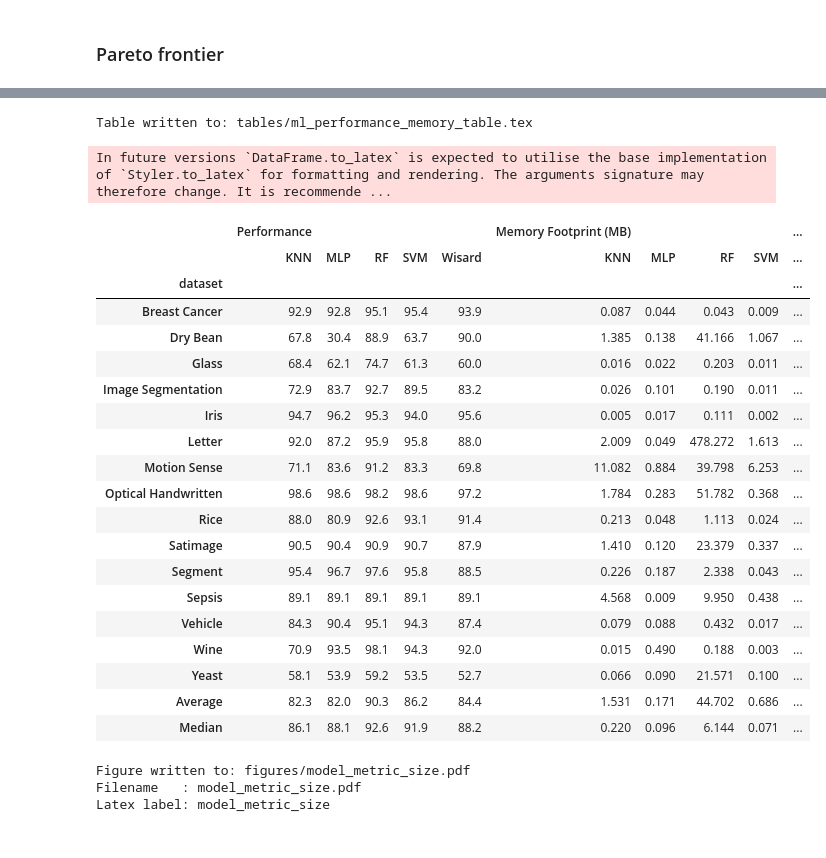
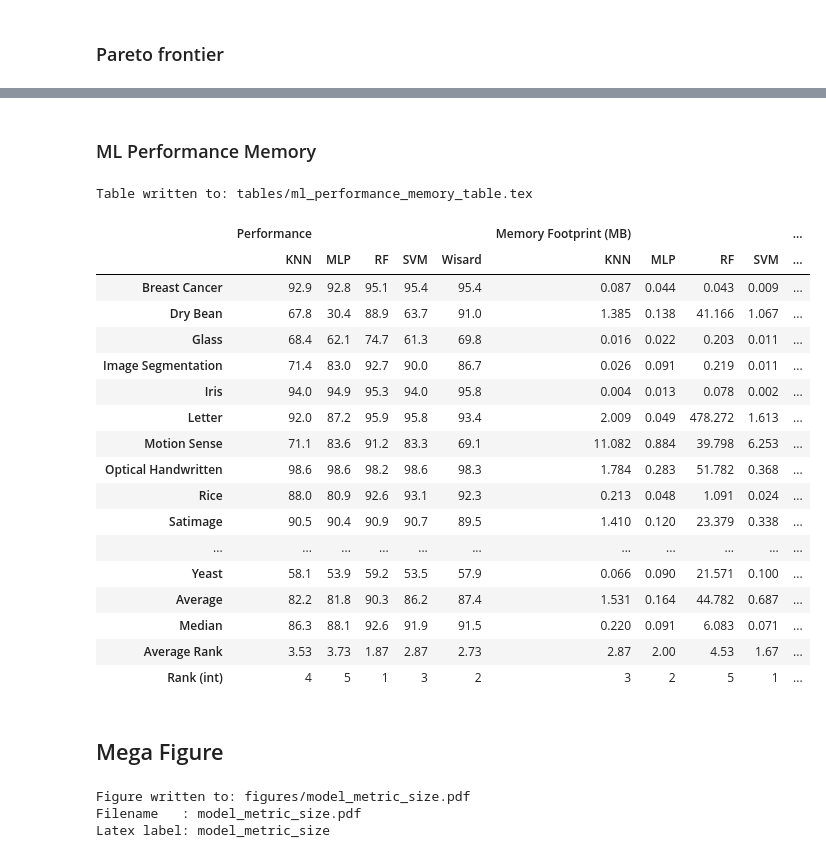
Before and after one commit to otavioon/wisardlib, a Jupyter notebook: analysis/analyse_results_2.ipynb, the cells around one changed output, grey strips where cells are left out. Cells and saved outputs as stored; diff of their text form; code cells hidden in the pictures.

Commit message:
Added results analysis notebook

```diff
--- a/analysis/analyse_results_2.ipynb
+++ b/analysis/analyse_results_2.ipynb
@@ -231,8 +305,12 @@ wisard_results.sample(n=5)
 lines = []
 for (dataset, fold, ram), dataset_df in wisard_results.groupby(["dataset", "fold", "ram"]):
     metric_name = datasets_info.loc[datasets_info["dataset_name"] == dataset, "metric"].iloc[0]
-    best_lines = dataset_df.sort_values(by=f"val_{metric_name}_mean", ascending=False).iloc[0:2]
-    line = best_lines.sort_values(by=f"model_size", ascending=True).iloc[0]
+    best_lines = dataset_df.sort_values(by=f"val_{metric_name}_mean", ascending=False).iloc[0]
+    if metric_name == "f1 weighted":
+        metric_name = "f1"
+    # line = best_lines.sort_values(by=metric_name, ascending=False).iloc[0]
+    # line = best_lines.sort_values(by="model_size", ascending=True).iloc[0]
+    line = best_lines
     lines.append(line)
 
 wisard_results = pd.DataFrame(lines)
@@ -281,6 +359,6 @@ wisard_results["model"] = "Wisard"
 
 # Put dataset name in Camel case
 
-wisard_results
+wisard_results.sample(n=5)
 # %% [output]
 |  | dataset | model | ram | accuracy | accuracy_std | f1 | f1_std | model_size | model_size_std | ... |
@@ -543,8 +557,11 @@ sklearn_results.sample(n=2)
 # %%
 lines = []
-for (dataset,fold,moel), dataset_df in sklearn_results.groupby(["dataset", "fold", "model"]):
+for (dataset, fold, model), dataset_df in sklearn_results.groupby(["dataset", "fold", "model"]):
     metric_name = datasets_info.loc[datasets_info["dataset_name"] == dataset, "metric"].iloc[0]
     best_lines = dataset_df.sort_values(by=f"val_{metric_name}_mean", ascending=False).iloc[0:2]
+    if metric_name == "f1 weighted":
+        metric_name = "f1"
+    # line = best_lines.sort_values(by=metric_name, ascending=False).iloc[0]
     line = best_lines.sort_values(by=f"model_size", ascending=True).iloc[0]
     lines.append(line)
 
@@ -926,0 +894,4 @@ df.groupby("model").pareto.value_counts().sort_index().to_frame()
+# %%
+df["metric_rank"] = df.groupby("dataset").metric.rank(method='min', ascending=False).astype(int)
+avg_rank_metric = df.groupby("model")["metric_rank"].mean().to_frame()
+avg_rank_metric
@@ -926,0 +908,4 @@ df.groupby("model").pareto.value_counts().sort_index().to_frame()
+# %%
+df["size_rank"] = df.groupby("dataset").model_size.rank(method='min', ascending=True).astype(int)
+avg_rank_size = df.groupby("model")["size_rank"].mean().to_frame()
+avg_rank_size
@@ -927,38 +1034,48 @@ df.groupby("model").pareto.value_counts().sort_index().to_frame()
+# %% [markdown]
+### ML Performance Memory
 # %%
+
 x = absolute_relative_table(df, absolute_metric="metric", relative_metric="model_size", index="dataset", columns="model")
-x["Absolute"] = x["Absolute"].applymap(lambda x: f"{x*100:.1f}")
+x["Absolute"] = x["Absolute"].map(lambda x: f"{x*100:.1f}")
 x["Relative"] = x["Relative"] / 1024**2
-x["Relative"] = x["Relative"].applymap(lambda x: f"{x:.3f}")
+x["Relative"] = x["Relative"].map(lambda x: f"{x:.3f}")
+
 x.rename(columns={"Absolute": "Performance", "Relative": "Memory Footprint (MB)"}, inplace=True)
 in_use_dset_rams = df.loc[df["model"] == "Wisard", ["dataset", "ram"]].sort_values(by="dataset").reset_index(drop=True)
-x["RAM"] = in_use_dset_rams["ram"].to_list() + [""] * 2
+
+# Add average and rank
+rank_df_filtered = rank_df.loc[["Average", "Rank"]].set_index([["Average Rank", "Rank (int)"]])
+x = pd.concat([x, rank_df_filtered], axis=0)
+x.loc["Rank (int)", :] = x.loc["Rank (int)"].map(lambda x: f"{int(x)}")
+x.loc["Average Rank", :] = x.loc["Average Rank", :].map(lambda x: f"{x:.2f}")
+
+x["RAM"] = in_use_dset_rams["ram"].to_list() + [""] * 4
 x.to_csv("ml_performance_memory_table.csv", index=False)
 
 write_latex_table("ml_performance_memory_table.tex", x.to_latex(float_format="%.2f"))
 x
 # %% [output]
 Table written to: tables/ml_performance_memory_table.tex
-In future versions `DataFrame.to_latex` is expected to utilise the base implementation of `Styler.to_latex` for formatting and rendering. The arguments signature may therefore change. It is recommende ...
 |  | Performance |  |  |  |  | Memory Footprint (MB) |  |  |  | ... |
 |  | KNN | MLP | RF | SVM | Wisard | KNN | MLP | RF | SVM | ... |
-| dataset |  |  |  |  |  |  |  |  |  | ... |
-| Breast Cancer | 92.9 | 92.8 | 95.1 | 95.4 | 93.9 | 0.087 | 0.044 | 0.043 | 0.009 | ... |
-| Dry Bean | 67.8 | 30.4 | 88.9 | 63.7 | 90.0 | 1.385 | 0.138 | 41.166 | 1.067 | ... |
-| Glass | 68.4 | 62.1 | 74.7 | 61.3 | 60.0 | 0.016 | 0.022 | 0.203 | 0.011 | ... |
-| Image Segmentation | 72.9 | 83.7 | 92.7 | 89.5 | 83.2 | 0.026 | 0.101 | 0.190 | 0.011 | ... |
-| Iris | 94.7 | 96.2 | 95.3 | 94.0 | 95.6 | 0.005 | 0.017 | 0.111 | 0.002 | ... |
-| Letter | 92.0 | 87.2 | 95.9 | 95.8 | 88.0 | 2.009 | 0.049 | 478.272 | 1.613 | ... |
-| Motion Sense | 71.1 | 83.6 | 91.2 | 83.3 | 69.8 | 11.082 | 0.884 | 39.798 | 6.253 | ... |
-| Optical Handwritten | 98.6 | 98.6 | 98.2 | 98.6 | 97.2 | 1.784 | 0.283 | 51.782 | 0.368 | ... |
-| Rice | 88.0 | 80.9 | 92.6 | 93.1 | 91.4 | 0.213 | 0.048 | 1.113 | 0.024 | ... |
-| Satimage | 90.5 | 90.4 | 90.9 | 90.7 | 87.9 | 1.410 | 0.120 | 23.379 | 0.337 | ... |
-| Segment | 95.4 | 96.7 | 97.6 | 95.8 | 88.5 | 0.226 | 0.187 | 2.338 | 0.043 | ... |
-| Sepsis | 89.1 | 89.1 | 89.1 | 89.1 | 89.1 | 4.568 | 0.009 | 9.950 | 0.438 | ... |
-| Vehicle | 84.3 | 90.4 | 95.1 | 94.3 | 87.4 | 0.079 | 0.088 | 0.432 | 0.017 | ... |
-| Wine | 70.9 | 93.5 | 98.1 | 94.3 | 92.0 | 0.015 | 0.490 | 0.188 | 0.003 | ... |
-| Yeast | 58.1 | 53.9 | 59.2 | 53.5 | 52.7 | 0.066 | 0.090 | 21.571 | 0.100 | ... |
-| Average | 82.3 | 82.0 | 90.3 | 86.2 | 84.4 | 1.531 | 0.171 | 44.702 | 0.686 | ... |
-| Median | 86.1 | 88.1 | 92.6 | 91.9 | 88.2 | 0.220 | 0.096 | 6.144 | 0.071 | ... |
+| Breast Cancer | 92.9 | 92.8 | 95.1 | 95.4 | 95.4 | 0.087 | 0.044 | 0.043 | 0.009 | ... |
+| Dry Bean | 67.8 | 30.4 | 88.9 | 63.7 | 91.0 | 1.385 | 0.138 | 41.166 | 1.067 | ... |
+| Glass | 68.4 | 62.1 | 74.7 | 61.3 | 69.8 | 0.016 | 0.022 | 0.203 | 0.011 | ... |
+| Image Segmentation | 71.4 | 83.0 | 92.7 | 90.0 | 86.7 | 0.026 | 0.091 | 0.219 | 0.011 | ... |
+| Iris | 94.0 | 94.9 | 95.3 | 94.0 | 95.8 | 0.004 | 0.013 | 0.078 | 0.002 | ... |
+| Letter | 92.0 | 87.2 | 95.9 | 95.8 | 93.4 | 2.009 | 0.049 | 478.272 | 1.613 | ... |
+| Motion Sense | 71.1 | 83.6 | 91.2 | 83.3 | 69.1 | 11.082 | 0.884 | 39.798 | 6.253 | ... |
+| Optical Handwritten | 98.6 | 98.6 | 98.2 | 98.6 | 98.3 | 1.784 | 0.283 | 51.782 | 0.368 | ... |
+| Rice | 88.0 | 80.9 | 92.6 | 93.1 | 92.3 | 0.213 | 0.048 | 1.091 | 0.024 | ... |
+| Satimage | 90.5 | 90.4 | 90.9 | 90.7 | 89.5 | 1.410 | 0.120 | 23.379 | 0.338 | ... |
+| ... | ... | ... | ... | ... | ... | ... | ... | ... | ... | ... |
+| Yeast | 58.1 | 53.9 | 59.2 | 53.5 | 57.9 | 0.066 | 0.090 | 21.571 | 0.100 | ... |
+| Average | 82.2 | 81.8 | 90.3 | 86.2 | 87.4 | 1.531 | 0.164 | 44.782 | 0.687 | ... |
+| Median | 86.3 | 88.1 | 92.6 | 91.9 | 91.5 | 0.220 | 0.091 | 6.083 | 0.071 | ... |
+| Average Rank | 3.53 | 3.73 | 1.87 | 2.87 | 2.73 | 2.87 | 2.00 | 4.53 | 1.67 | ... |
+| Rank (int) | 4 | 5 | 1 | 3 | 2 | 3 | 2 | 5 | 1 | ... |
+# %% [markdown]
+## Mega Figure
 # %%
 from plotly.subplots import make_subplots
 import plotly.graph_objects as go
```
Also changed, not shown: parts of 55 cells of this notebook.
